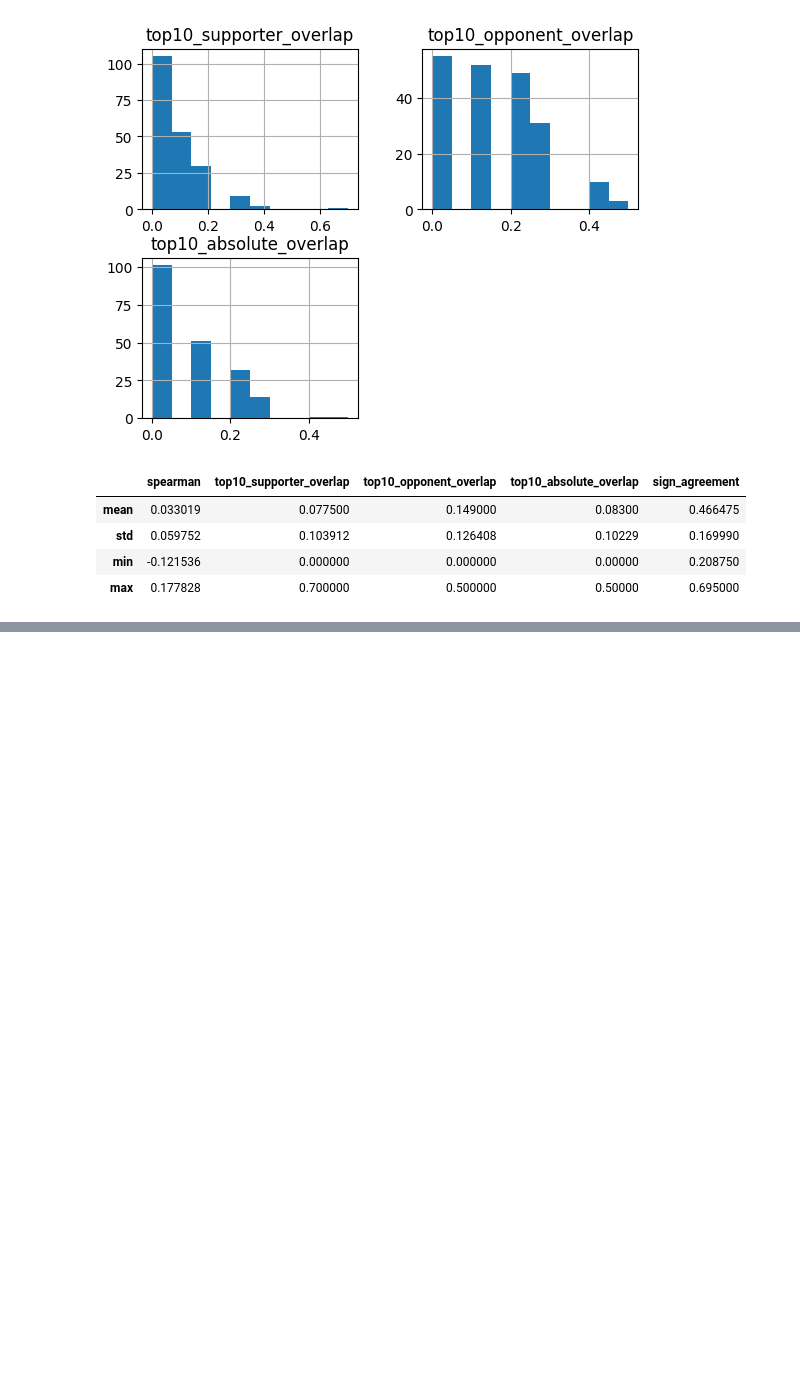
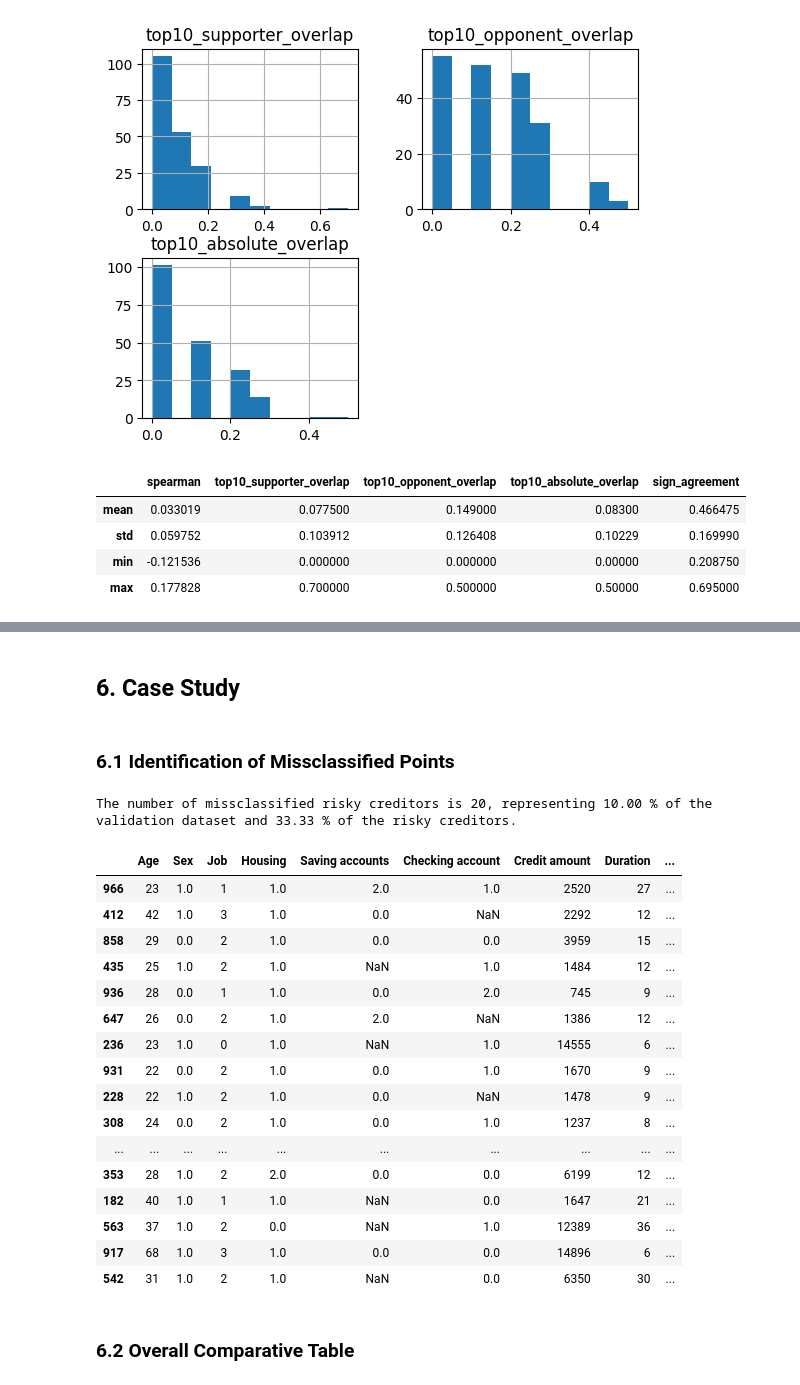
Before and after one commit to zoeguelenne-sys/INFO-H512, a Jupyter notebook: INFO-H-512_project.ipynb, the cells around one changed output, grey strips where cells are left out. Saved outputs shown, nothing was run; the diff lists cells and outputs as text; code cells hidden in the pictures; blank space fills up the shorter version.

```diff
--- a/INFO-H-512_project.ipynb
+++ b/INFO-H-512_project.ipynb
@@ -973,0 +751,39 @@ display(boostin_top10)
+# %% [markdown]
+## 6. Case Study
+# %% [markdown]
+### 6.1 Identification of Missclassified Points
+# %%
+# computing the mask to count and identified missclassified points
+
+fn_mask = (y_test == 1) & (y_hat_test == 0)
+tp_mask = (y_test == 1)
+fn_positions = np.where(fn_mask)[0]
+tp_positions = np.where(tp_mask)[0]
+
+print(f"The number of missclassified risky creditors is {len(fn_positions)}, representing {(len(fn_positions)/len(X_test))*100:.2f} % of the validation dataset and {(len(fn_positions)/len(tp_positions))*100:.2f} % of the risky creditors.")
+# %% [output]
+The number of missclassified risky creditors is 20, representing 10.00 % of the validation dataset and 33.33 % of the risky creditors.
+# %%
+# visualisation of missclassified points within the dataset
+
+X_test[fn_mask]
+# %% [output]
+|  | Age | Sex | Job | Housing | Saving accounts | Checking account | Credit amount | Duration | ... |
+| 966 | 23 | 1.0 | 1 | 1.0 | 2.0 | 1.0 | 2520 | 27 | ... |
+| 412 | 42 | 1.0 | 3 | 1.0 | 0.0 | NaN | 2292 | 12 | ... |
+| 858 | 29 | 0.0 | 2 | 1.0 | 0.0 | 0.0 | 3959 | 15 | ... |
+| 435 | 25 | 1.0 | 2 | 1.0 | NaN | 1.0 | 1484 | 12 | ... |
+| 936 | 28 | 0.0 | 1 | 1.0 | 0.0 | 2.0 | 745 | 9 | ... |
+| 647 | 26 | 0.0 | 2 | 1.0 | 2.0 | NaN | 1386 | 12 | ... |
+| 236 | 23 | 1.0 | 0 | 1.0 | NaN | 1.0 | 14555 | 6 | ... |
+| 931 | 22 | 0.0 | 2 | 1.0 | 0.0 | 1.0 | 1670 | 9 | ... |
+| 228 | 22 | 1.0 | 2 | 1.0 | 0.0 | NaN | 1478 | 9 | ... |
+| 308 | 24 | 0.0 | 2 | 1.0 | 0.0 | 1.0 | 1237 | 8 | ... |
+| ... | ... | ... | ... | ... | ... | ... | ... | ... | ... |
+| 353 | 28 | 1.0 | 2 | 2.0 | 0.0 | 0.0 | 6199 | 12 | ... |
+| 182 | 40 | 1.0 | 1 | 1.0 | NaN | 0.0 | 1647 | 21 | ... |
+| 563 | 37 | 1.0 | 2 | 0.0 | NaN | 1.0 | 12389 | 36 | ... |
+| 917 | 68 | 1.0 | 3 | 1.0 | 0.0 | 0.0 | 14896 | 6 | ... |
+| 542 | 31 | 1.0 | 2 | 1.0 | NaN | 0.0 | 6350 | 30 | ... |
+# %% [markdown]
+### 6.2 Overall Comparative Table
```
Also changed, not shown: parts of 42 cells of this notebook, 2 other files.
